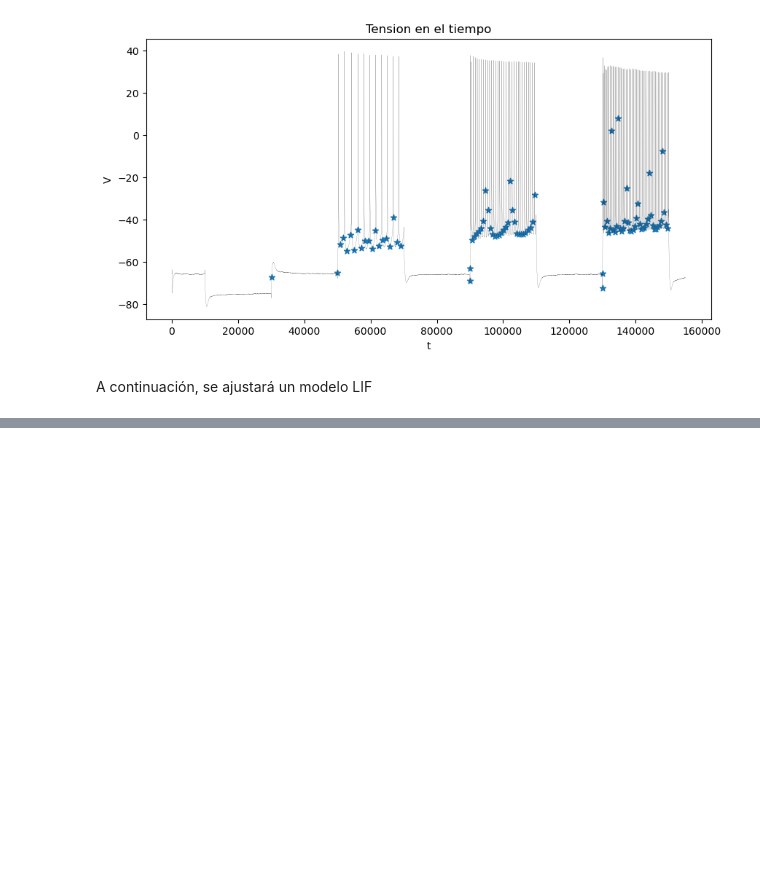
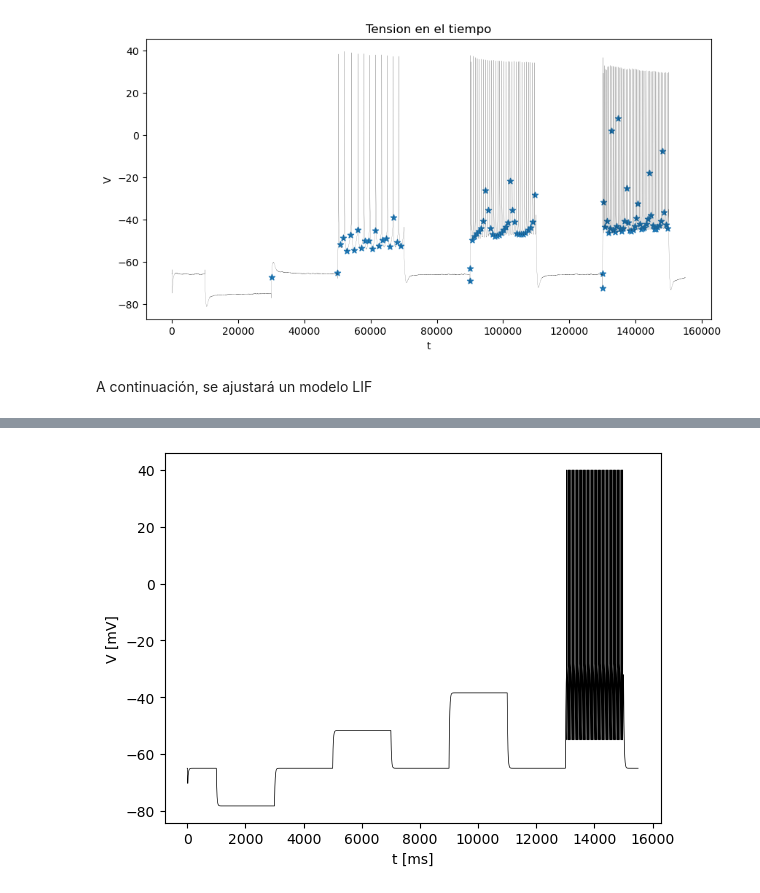
Before and after one commit to gonzagrau/Neuro-16-82, a Jupyter notebook: Trabajo Final/result_prelim_Grau_Gonzalez.ipynb, the cells around one changed output, grey strips where cells are left out. Drawn from its saved outputs; the diff is of its cells as text; code cells hidden in the pictures; blank space fills up the shorter version.

```diff
--- a/Trabajo Final/result_prelim_Grau_Gonzalez.ipynb
+++ b/Trabajo Final/result_prelim_Grau_Gonzalez.ipynb
@@ -134,0 +172,10 @@ En esta primera aproximación, la canatidad de picos excede con creces a la espe
+# %%
+with open('lif_fit_obj.pkl', 'wb') as file:
+    pk.dump(lif, file)
+# %%
+with open('lif_fit_obj.pkl', 'rb') as file:
+    lif_recuperado = pk.load(file)
+
+lif_recuperado.simulate_trajectory(t, I_train*pA, plot=True);
+# %% [output]
+[figure, added]
```
Also changed, not shown: parts of 10 cells of this notebook, 3 other files.
